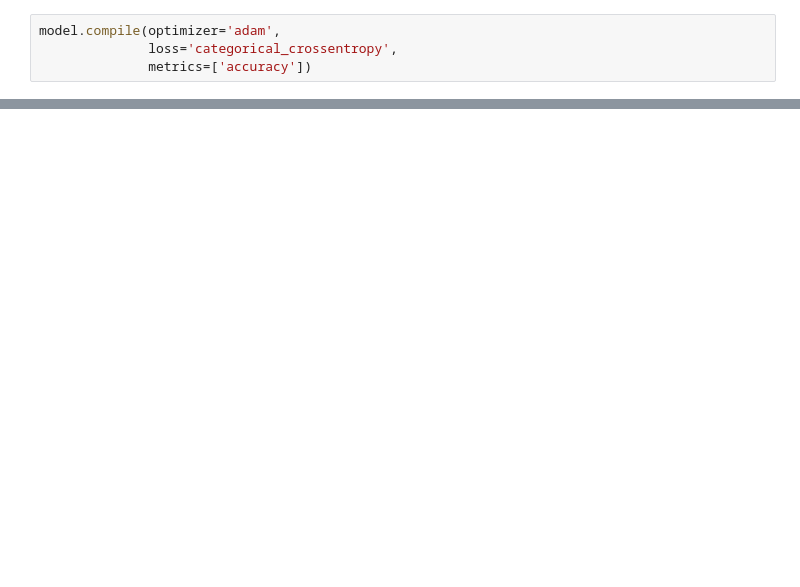
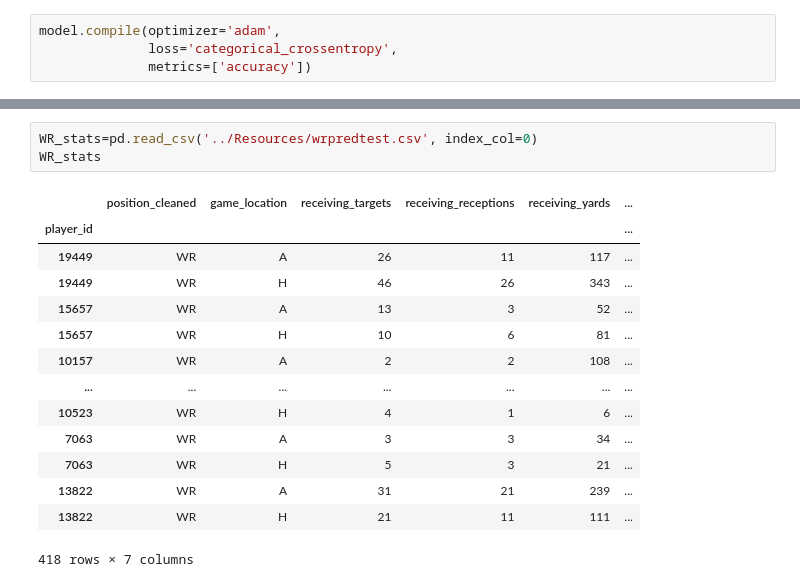
Before and after one commit to brettrchadwick/FantasyFootballProjections, a Jupyter notebook: ETL/NeuralNetwork.ipynb, the cells around one changed output, grey strips where cells are left out. Cells and saved outputs as stored; diff of their text form; blank space fills up the shorter version.

```diff
--- a/ETL/NeuralNetwork.ipynb
+++ b/ETL/NeuralNetwork.ipynb
@@ -196,0 +126,18 @@ model_loss, model_accuracy = model.evaluate(
+# %%
+WR_stats=pd.read_csv('../Resources/wrpredtest.csv', index_col=0)
+WR_stats
+# %% [output]
+|  | position_cleaned | game_location | receiving_targets | receiving_receptions | receiving_yards | ... |
+| player_id |  |  |  |  |  | ... |
+| 19449 | WR | A | 26 | 11 | 117 | ... |
+| 19449 | WR | H | 46 | 26 | 343 | ... |
+| 15657 | WR | A | 13 | 3 | 52 | ... |
+| 15657 | WR | H | 10 | 6 | 81 | ... |
+| 10157 | WR | A | 2 | 2 | 108 | ... |
+| ... | ... | ... | ... | ... | ... | ... |
+| 10523 | WR | H | 4 | 1 | 6 | ... |
+| 7063 | WR | A | 3 | 3 | 34 | ... |
+| 7063 | WR | H | 5 | 3 | 21 | ... |
+| 13822 | WR | A | 31 | 21 | 239 | ... |
+| 13822 | WR | H | 21 | 11 | 111 | ... |
+418 rows × 7 columns
```
Also changed, not shown: parts of 30 cells of this notebook, 11 other files.
